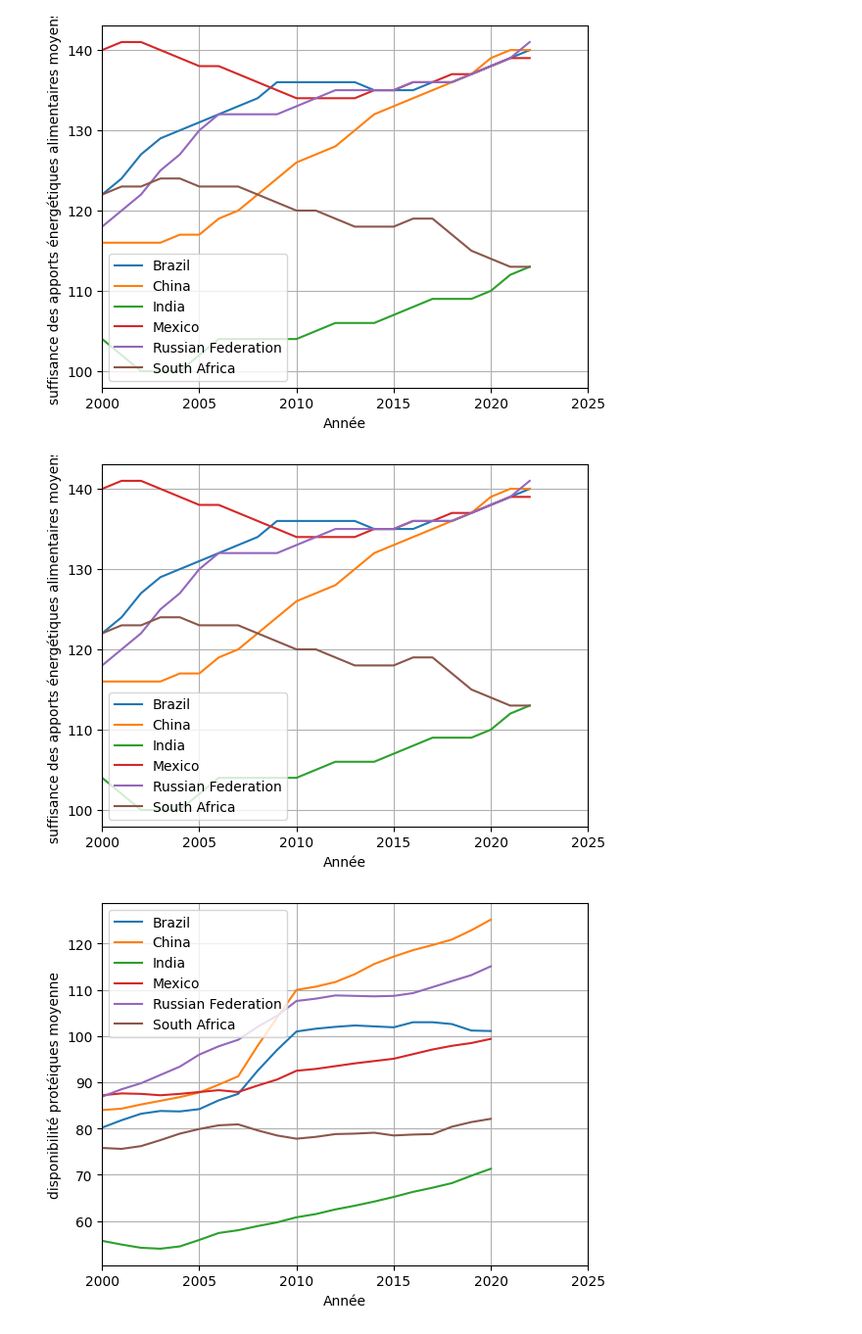
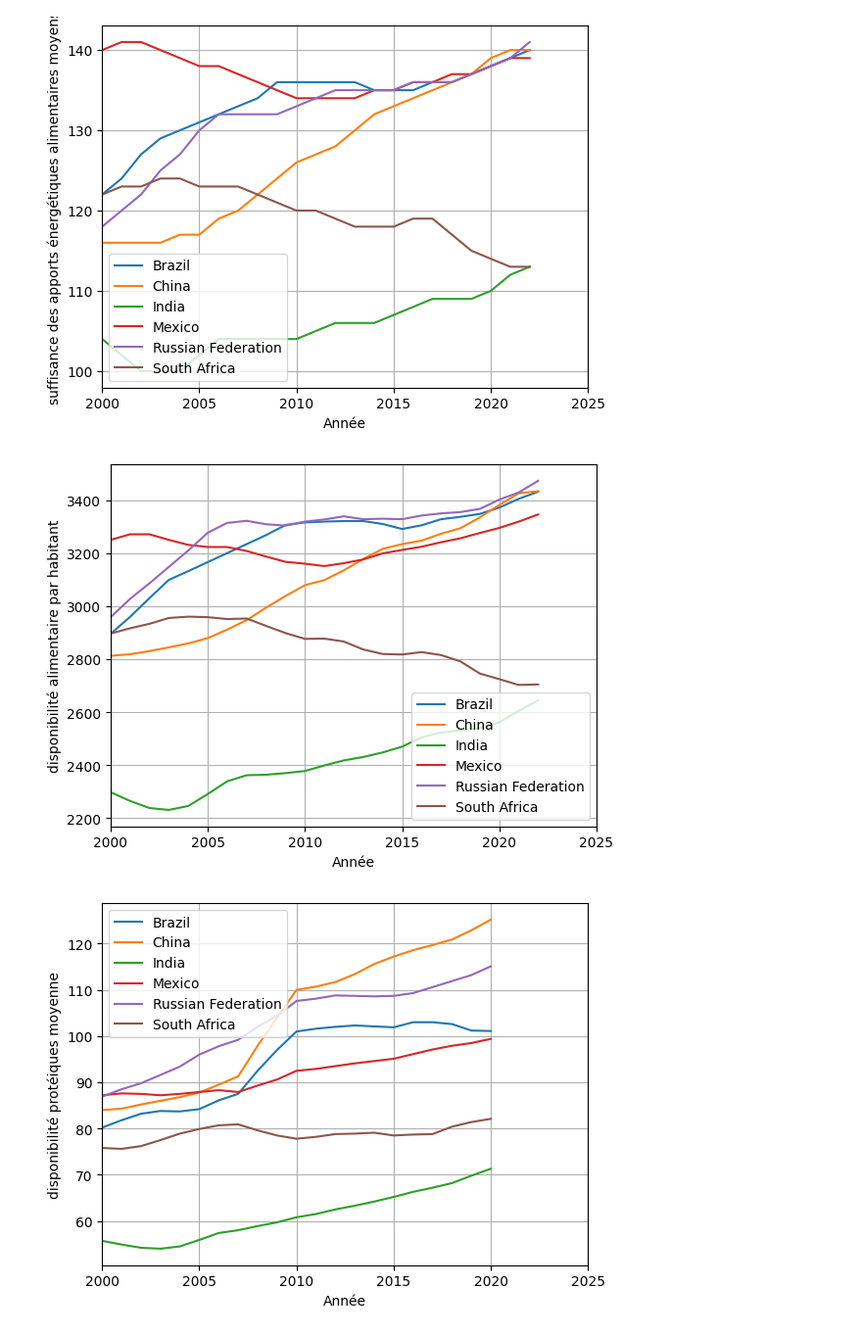
Before and after one commit to yczk9/projet_py4ds_Reis_Crapsky, a Jupyter notebook: Notebook_principal.ipynb, the cells around one changed output. Shown at 98% size. Cells and saved outputs as stored; diff of their text form; code cells hidden in the pictures.

```diff
--- a/Notebook_principal.ipynb
+++ b/Notebook_principal.ipynb
@@ -202,8 +177,10 @@ from import_fao import get_datas_fao
 # %%
 
 liste_pays = [202,185,138,100,351,21] # Correspond aux codes des pays des BRICSAM
+liste_indicateurs = ['21010','22000','21013'] # Correspond aux codes des indicateurs d'insécurité alimentaire
+liste_années = [2000, 2022] # Correspond à la page de dates.
 
-data_faostat = get_datas_fao(liste_pays)
+data_faostat = get_datas_fao(liste_pays, liste_indicateurs, liste_années)
 
 print(data_faostat.head(10))
 # %% [output]
@@ -229,10 +203,0 @@ On améliore la visibilité du dataset en enlevant les colonnes qui ne nous serv
-# %%
-"""data_faostat = data_faostat.drop(['Domain Code', 'Domain', 'Area Code', 'Element Code', 'Element', 'Year Code','Item Code'], axis=1)
-data_faostat = data_faostat.rename(columns={
-    'Item': 'Indicateur',
-    'Area': 'Pays',
-    'Year': 'Année',
-    'Unit' : 'Unité',
-    'Value' : 'Valeur'
-})
-print(data_faostat.head())"""
@@ -266,7 +219,2 @@ Les indicateurs de notre jeu de données n'ont pas été calculés par année ma
 # %%
-"""for year in data_faostat['Année'].unique():
-    # Pour l'instant la valeur de year s'écrit 'xxxx-yyyy'. Comme on ne veut garder que la première année ('xxxx').
-    # On ne garde que les 4 premiers caractères. On les passaes ensuite en entier.
-    data_faostat.loc[data_faostat['Année'] == year, 'Année'] = int(year[:4])
-
-print(data_faostat.head())"""
+data_faostat = format_annees(data_faostat)
@@ -277,16 +220,0 @@ On modifie le nom des indicateurs pour plus de lisibilité
-# %%
-"""for indicateur in data_faostat['Indicateur']:
-    if indicateur == 'Average dietary energy supply adequacy (percent) (3-year average)':
-        data_faostat.loc[data_faostat['Indicateur'] == indicateur, 'Indicateur'] = "suffisance des apports énergétiques alimentaires moyens"
-
-    elif indicateur == 'Dietary energy supply used in the estimation of the prevalence of undernourishment (kcal/cap/day) (3-year average)':
-        data_faostat.loc[data_faostat['Indicateur'] == indicateur, 'Indicateur'] = "disponibilité alimentaire par habitant"
-
-    elif indicateur == 'Average protein supply (g/cap/day) (3-year average)':
-        data_faostat.loc[data_faostat['Indicateur'] == indicateur, 'Indicateur'] = "disponibilité protéiques moyenne"
-
-    elif indicateur == 'Prevalence of undernourishment (percent) (3-year average)':
-        data_faostat.loc[data_faostat['Indicateur'] == indicateur, 'Indicateur'] = "prévalence de la sous alimentation"
-
-# Afficher le résultat
-print(data_faostat.head())"""
@@ -360,18 +274,18 @@ plt.show()
 [figure]
 # %%
 for pays in data_faostat['Pays'].unique() :
-    data = data_faostat.loc[data_faostat['Indicateur']=='suffisance des apports énergétiques alimentaires moyens']
+    data = data_faostat.loc[data_faostat['Indicateur']=='disponibilité alimentaire par habitant']
     data_pays = data.loc[data['Pays']==pays]
     plt.plot(data_pays['Année'],data_pays['Valeur'],label=pays)
 
 plt.xlabel('Année')
-plt.ylabel('suffisance des apports énergétiques alimentaires moyens')
+plt.ylabel('disponibilité alimentaire par habitant')
 plt.grid()
 plt.legend()
 plt.xlim(left=2000, right=2025)
 plt.show()
 # %% [output]
-[figure, old version]
+[figure, new version]
 # %%
 for pays in data_faostat['Pays'].unique() :
     data = data_faostat.loc[data_faostat['Indicateur']=='disponibilité protéiques moyenne']
```
Also changed, not shown: parts of 17 cells of this notebook, 3 other files.
